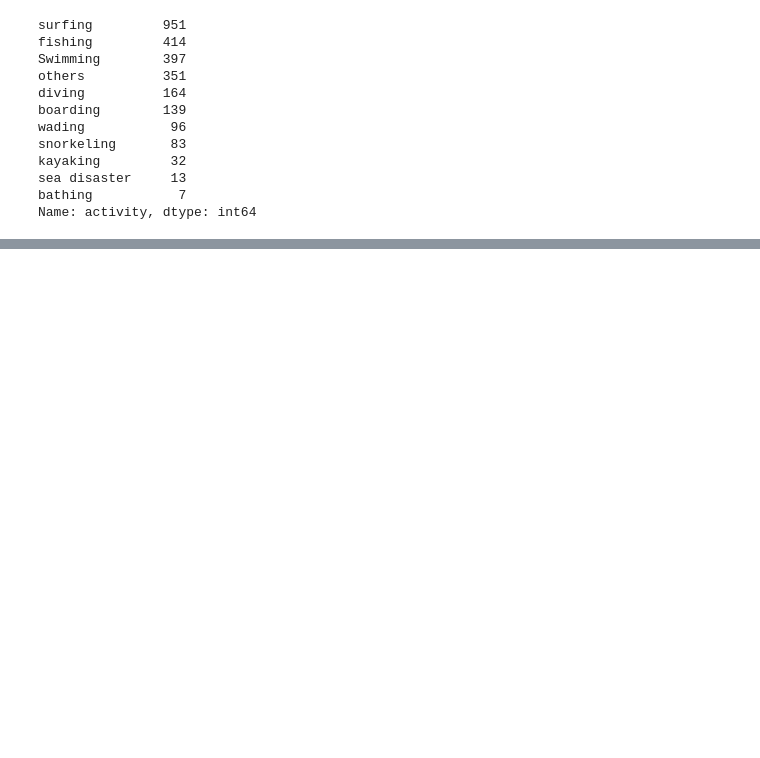
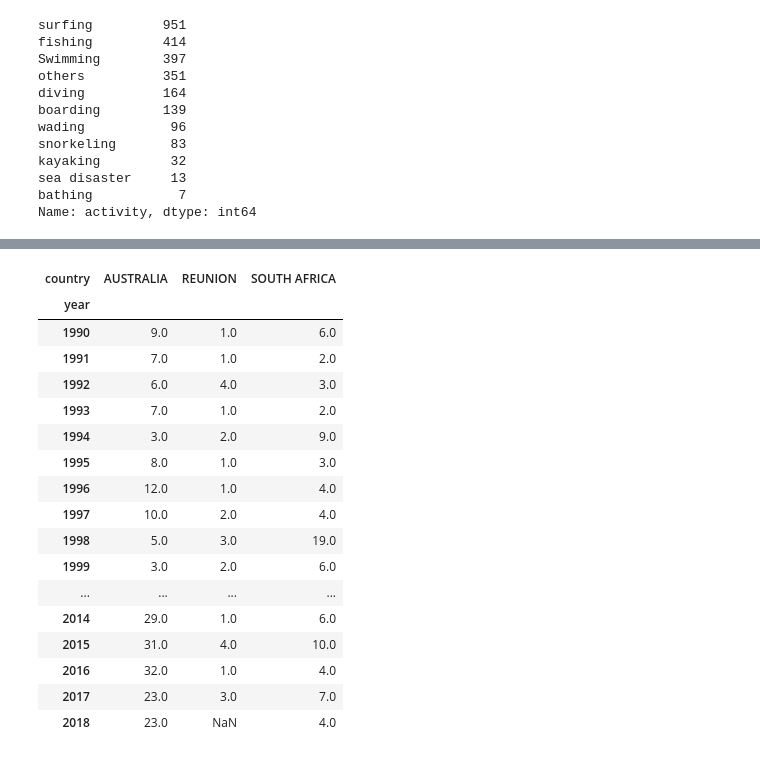
Before and after one commit to dvbarbato/shark-attack-data-analysis, a Jupyter notebook: project_shark.ipynb, the cells around one changed output, grey strips where cells are left out. Cells and saved outputs as stored; diff of their text form; code cells hidden in the pictures; blank space fills up the shorter version.

```diff
--- a/project_shark.ipynb
+++ b/project_shark.ipynb
@@ -375,0 +389,21 @@ Name: activity, dtype: int64
+# %%
+pd.pivot_table(index=['year'], values='activity', aggfunc='count', data=paises, columns='country' )
+# %% [output]
+| country | AUSTRALIA | REUNION | SOUTH AFRICA |
+| year |  |  |  |
+| 1990 | 9.0 | 1.0 | 6.0 |
+| 1991 | 7.0 | 1.0 | 2.0 |
+| 1992 | 6.0 | 4.0 | 3.0 |
+| 1993 | 7.0 | 1.0 | 2.0 |
+| 1994 | 3.0 | 2.0 | 9.0 |
+| 1995 | 8.0 | 1.0 | 3.0 |
+| 1996 | 12.0 | 1.0 | 4.0 |
+| 1997 | 10.0 | 2.0 | 4.0 |
+| 1998 | 5.0 | 3.0 | 19.0 |
+| 1999 | 3.0 | 2.0 | 6.0 |
+| ... | ... | ... | ... |
+| 2014 | 29.0 | 1.0 | 6.0 |
+| 2015 | 31.0 | 4.0 | 10.0 |
+| 2016 | 32.0 | 1.0 | 4.0 |
+| 2017 | 23.0 | 3.0 | 7.0 |
+| 2018 | 23.0 | NaN | 4.0 |
```
Also changed, not shown: parts of 7 cells of this notebook.
